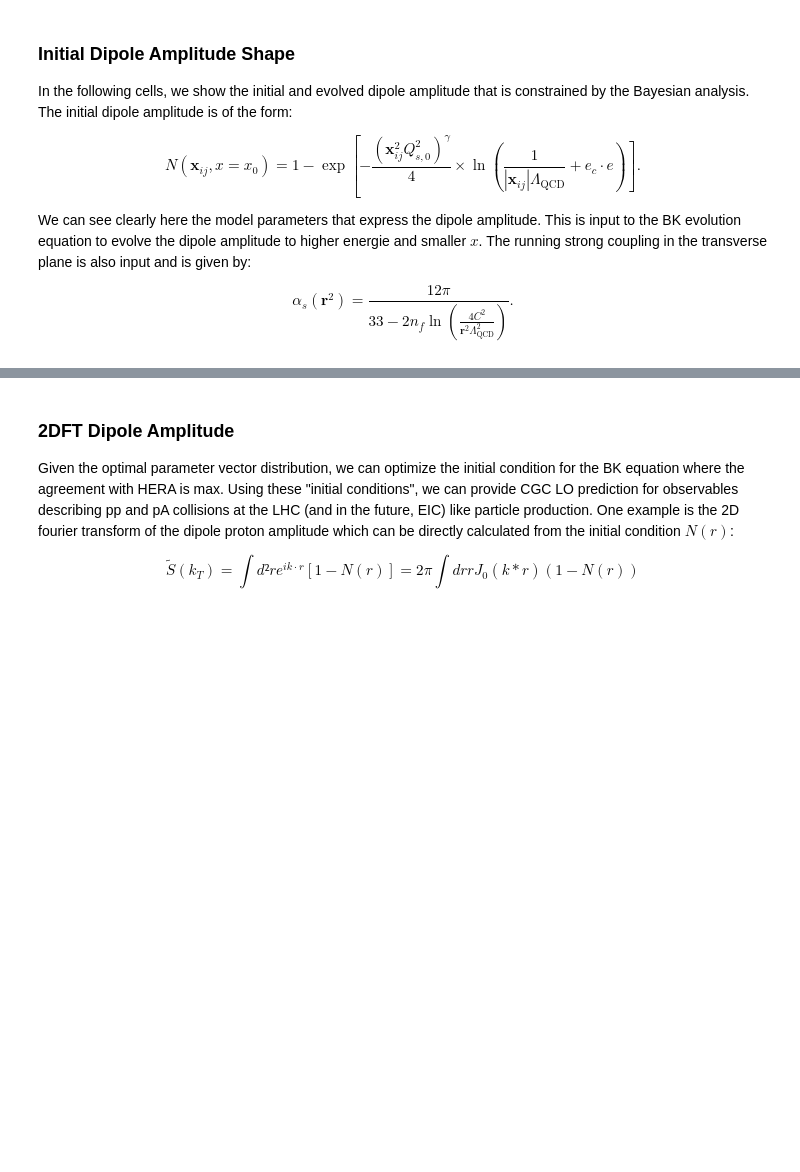
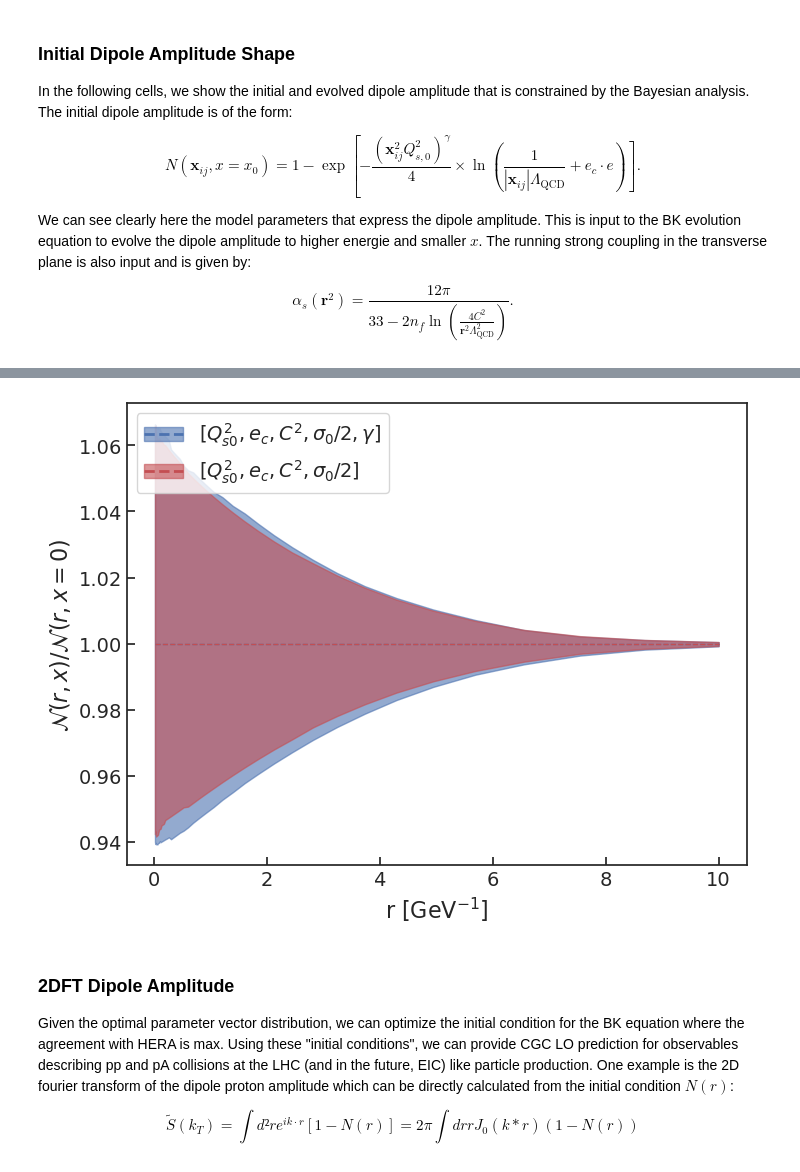
Before and after one commit to camcasuga/BayesianBK_results, a Jupyter notebook: analysis.ipynb, the cells around one changed output, grey strips where cells are left out. Drawn from its saved outputs; the diff is of its cells as text; code cells hidden in the pictures; blank space fills up the shorter version.

```diff
--- a/analysis.ipynb
+++ b/analysis.ipynb
@@ -455,3 +478,7 @@ Text(0.5, 0.14, '$x = 10^{-2}$')
+# %%
+fig, ax = plot_pred_mve_vs_mv5(eBK_mve_norm, eBK_mv5_norm, rs, r"$\mathcal{N}(r,x)/\mathcal{N}(r,x=0)$", "r [GeV$^{-1}$]", legend_loc = "upper left", linewidth_=1.0)
+# %% [output]
+[figure, added]
 # %% [markdown]
 ### 2DFT Dipole Amplitude
 
```
Also changed, not shown: parts of 10 cells of this notebook, 8 other files.
